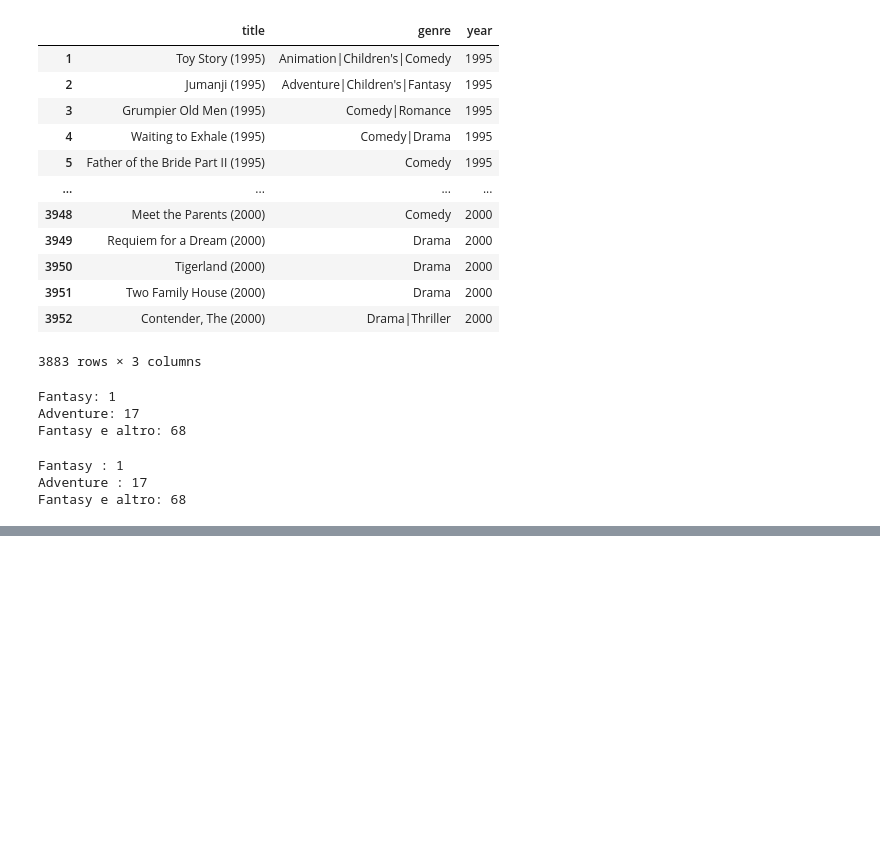
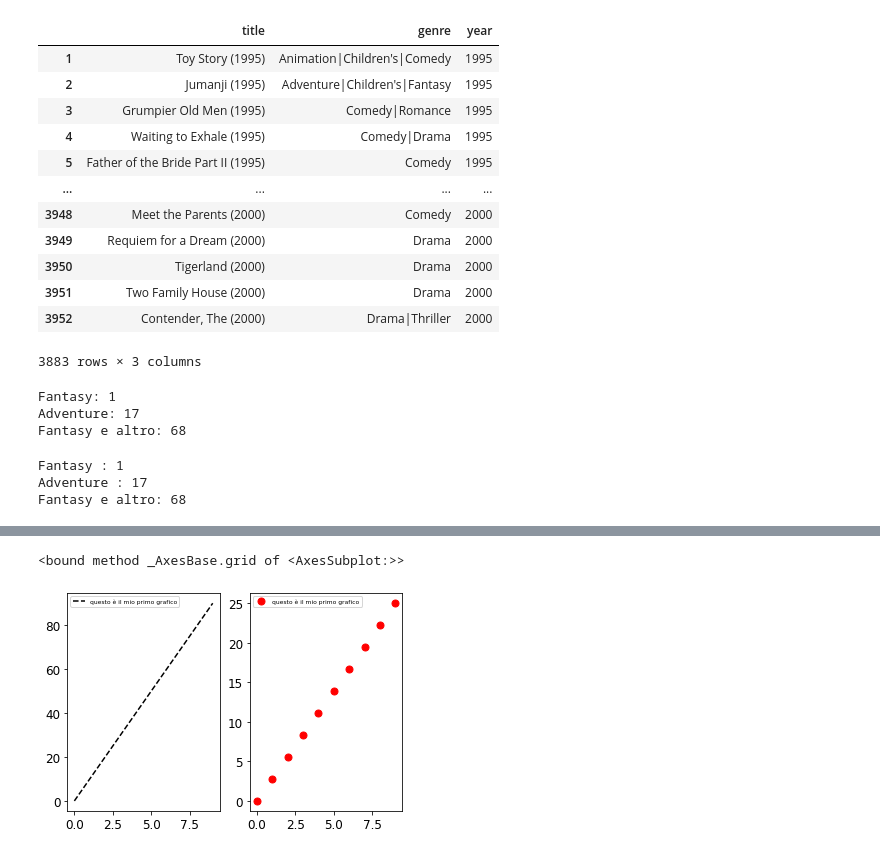
Before and after one commit to martinasimeone/MLPNS_MSimeone, a Jupyter notebook: MLPNS23_bootcamp.ipynb, the cells around one changed output, grey strips where cells are left out. Cells and saved outputs as stored; diff of their text form; code cells hidden in the pictures; blank space fills up the shorter version.

```diff
--- a/MLPNS23_bootcamp.ipynb
+++ b/MLPNS23_bootcamp.ipynb
@@ -562,0 +826,2 @@ Fantasy e altro: 68
+# %%
+pl.rcParams
@@ -562,0 +846,7 @@ Fantasy e altro: 68
+# %%
+#changing default settings
+pl.rcParams['font.size'] = 12
+# %%
+myx = np.arange(10)
+myy= np.arange(0,100,10)
+myy2= np.linspace(0,25, 10)
@@ -562,0 +856,11 @@ Fantasy e altro: 68
+# %%
+fig = pl.figure()
+ax1 = fig.add_subplot(121)
+ax2 = fig.add_subplot(122)
+ax1.plot(myx,myy,'k--',label = 'questo è il mio primo grafico')
+ax2.plot(myx,myy2, 'ro',ms=7,label = 'questo è il mio primo grafico')
+ax1.legend(fontsize=6);
+ax2.legend(fontsize=6);
+# %% [output]
+<bound method _AxesBase.grid of <AxesSubplot:>>
+[figure, added]
```
Also changed, not shown: parts of 52 cells of this notebook.
